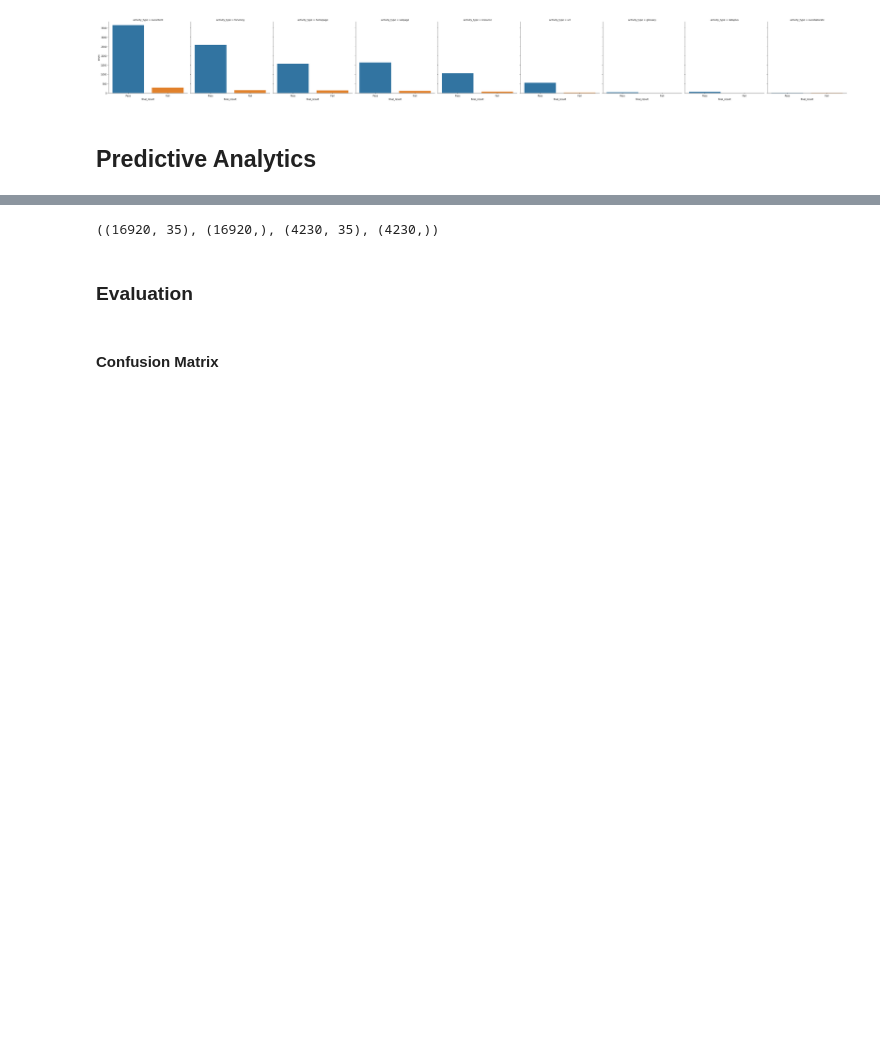
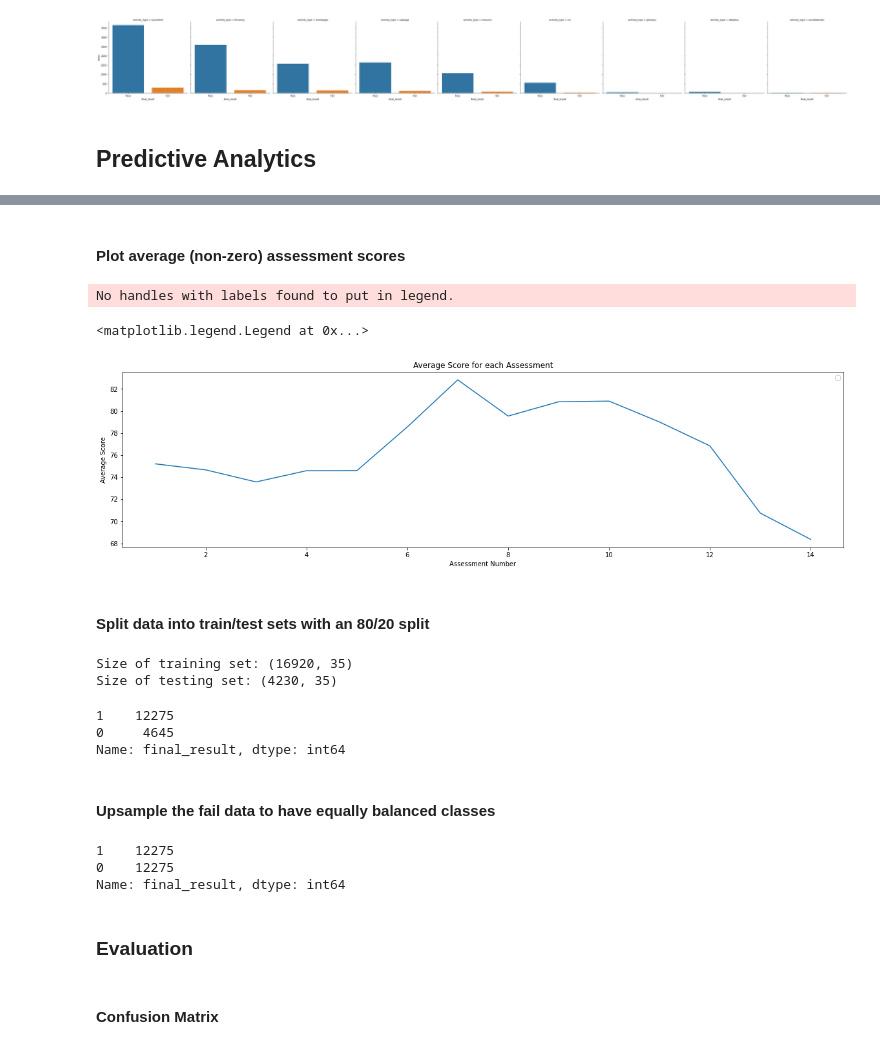
Before and after one commit to FaiZaman/Early-Identification-of-Failing-Students, a Jupyter notebook: Predicting Failing Students.ipynb, the cells around one changed output, grey strips where cells are left out. Saved outputs shown, nothing was run; the diff lists cells and outputs as text; code cells hidden in the pictures; blank space fills up the shorter version.

```diff
--- a/Predicting Failing Students.ipynb
+++ b/Predicting Failing Students.ipynb
@@ -207,21 +254,78 @@ encoded_StudentData
+# %% [markdown]
+#### Plot average (non-zero) assessment scores
+# %%
+# make a copy and initialise average scores
+non_zero_data = encoded_student_data.copy()
+assessment_average_scores = []
+
+# loop through each assessment and get average score
+for i in range(1, 15):
+
+    # remove zeros
+    assessment_name = 'assessment_' + str(i)
+    non_zero_data = non_zero_data[non_zero_data[assessment_name] != 0]
+
+    # calculate average score and add to list
+    assessment_average_score = non_zero_data[assessment_name].mean()
+    assessment_average_scores.append(assessment_average_score)
+
+# create labels and plot
+assessment_labels = [i for i in range(1, 15)]
+plt.rcParams["figure.figsize"] = (20, 5)
+plt.plot(assessment_labels, assessment_average_scores)
+plt.xlabel("Assessment Number")
+plt.ylabel("Average Score")
+plt.title("Average Score for each Assessment")
+plt.legend()
+# %% [output]
+No handles with labels found to put in legend.
+<matplotlib.legend.Legend at 0x...>
+[figure, added]
+# %% [markdown]
+#### Split data into train/test sets with an 80/20 split
 # %%
-encoded_StudentData = shuffle(encoded_StudentData, random_state=0)
-data = encoded_StudentData.drop(['final_result'], axis=1)
-labels = encoded_StudentData['final_result'].values
+# shuffle data
+encoded_student_data = shuffle(encoded_student_data, random_state=0)
 
+# get the data and labels (pass/fail)
+data = encoded_student_data.drop(['final_result'], axis=1)
+labels = encoded_student_data['final_result'].values
+
+# split data into train and test sets and print sizes
 X_train, X_test, y_train, y_test = train_test_split(data, labels, test_size=0.2, random_state=0)
-X_train.shape, y_train.shape, X_test.shape, y_test.shape
+print("Size of training set:", X_train.shape)
+print("Size of testing set:", X_test.shape)
+
+# count the number of pass and fail data points
+X_train['final_result'] = y_train
+X_train.final_result.value_counts()
 # %% [output]
-((16920, 35), (16920,), (4230, 35), (4230,))
+Size of training set: (16920, 35)
+Size of testing set: (4230, 35)
+1    12275
+0     4645
+Name: final_result, dtype: int64
+# %% [markdown]
+#### Upsample the fail data to have equally balanced classes
 # %%
-X_train['final_result'] = y_train
+# create pass and fail dataframes for upsampling
 pass_df = X_train[X_train['final_result'] == 1]
 fail_df = X_train[X_train['final_result'] == 0]
 
+# upsample the fail dataframe to be the size of the pass dataframe
 fail_upsampled_df = resample(fail_df, n_samples=pass_df.shape[0], random_state=0)
+
+# concatenate the pass and upsampled fail dataframe and get new labels
 X_train = pd.concat([pass_df, fail_upsampled_df])
 y_train = X_train['final_result'].values
+
+# print new class distribution and remove labels from X_train
+print(X_train.final_result.value_counts())
 X_train = X_train.drop('final_result', axis=1)
+# %% [output]
+1    12275
+0    12275
+Name: final_result, dtype: int64
 # %% [markdown]
 ### Evaluation
 # %% [markdown]
```
Also changed, not shown: parts of 48 cells of this notebook, 1 other file.
